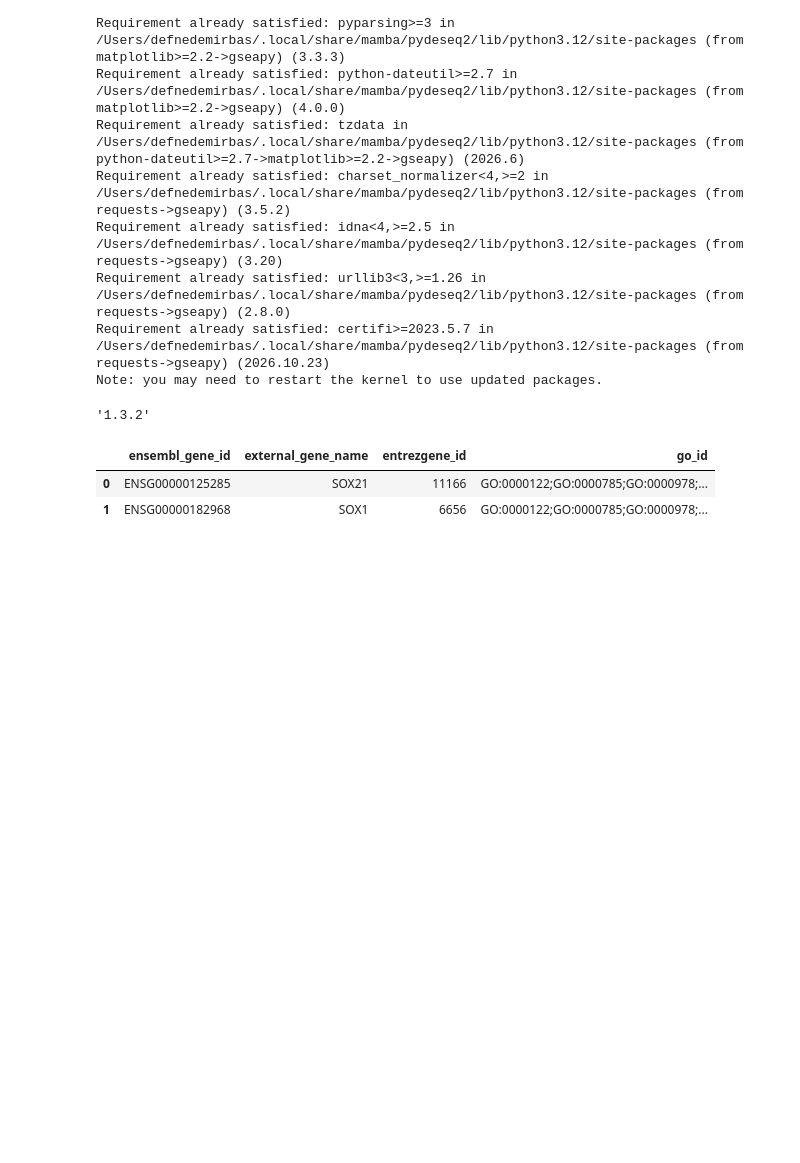
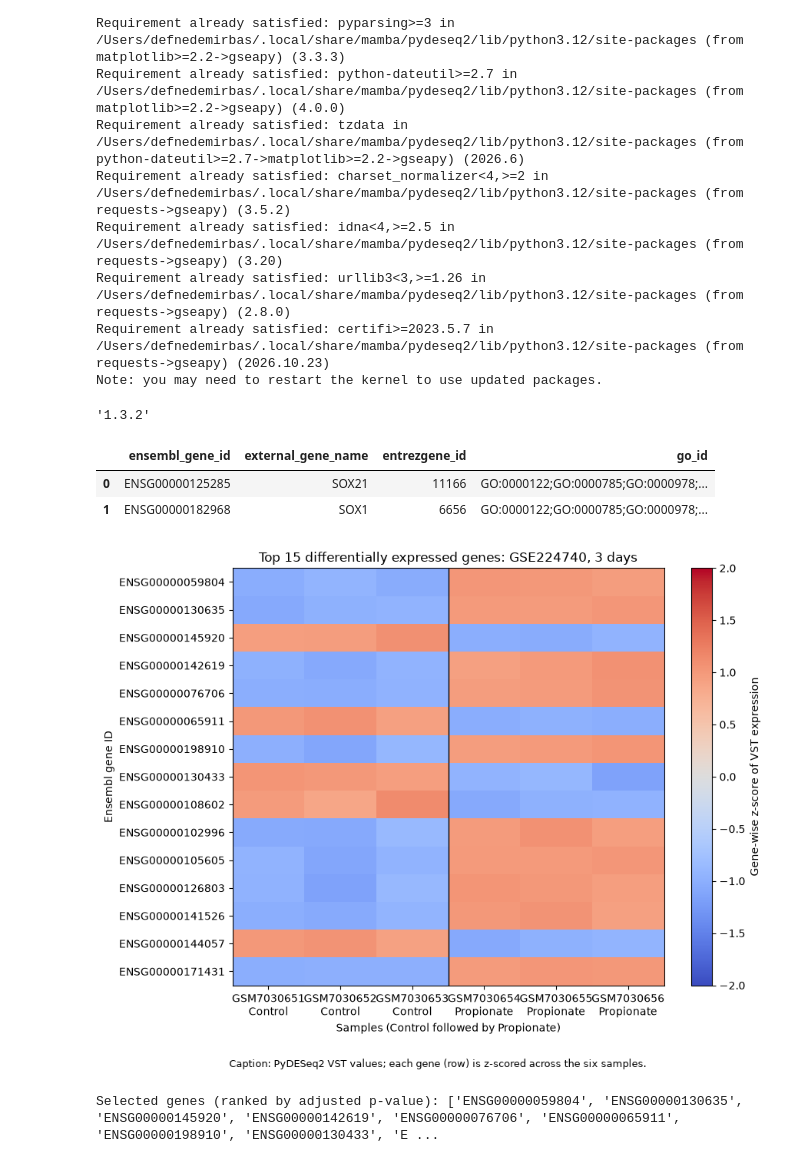
Before and after one commit to DefneDem98/A549_project, a Jupyter notebook: A549_project/notebooks/A549_analysis.ipynb, the cells around one changed output. Cells and saved outputs as stored; diff of their text form; code cells hidden in the pictures; blank space fills up the shorter version.

```diff
--- a/A549_project/notebooks/A549_analysis.ipynb
+++ b/A549_project/notebooks/A549_analysis.ipynb
@@ -57,9 +59,7 @@ from pydeseq2.dds import DeseqDataSet
 from pydeseq2.default_inference import DefaultInference
 from pydeseq2.ds import DeseqStats
 
-# Replace this with the path to directory where you would like results to be saved
-OUTPUT_PATH = "../output_files/synthetic_example/"
-os.makedirs(OUTPUT_PATH, exist_ok=True)  # Create path if it doesn't exist
+#importing the required libraries and modules for the analysis.
 # %% [markdown]
 # Analysis 1
 DATA_PATH = "https://raw.githubusercontent.com/owkin/PyDESeq2/main/datasets/synthetic/"
@@ -124,4 +130,4 @@ dds = DeseqDataSet(
     design="~condition",
     refit_cooks=True,
     inference=inference,
-) #create a DeSeqDataSet object with the counts and metadata, specfying the design formula
+)
@@ -500,7 +504,7 @@ results.tail()
 | 0 | ENSG00000125285 | SOX21 | 11166 | GO:0000122;GO:0000785;GO:0000978;... |
 | 1 | ENSG00000182968 | SOX1 | 6656 | GO:0000122;GO:0000785;GO:0000978;... |
 # %%
-# Run analyze_gse224740_propionate.py first to generate the VST and DE tables.
+
 from pathlib import Path
 
 import matplotlib.pyplot as plt
@@ -530,7 +534,7 @@ sample_metadata = pd.read_csv(
     tables_dir / "GSE224740_3day_library_sizes.csv", index_col="sample"
 )
 
-# Select the 15 genes with the smallest BH-adjusted p-values.
+#the 15 genes with the smallest BH-adjusted p-values.
 ranked = de_results.dropna(subset=["padj"]).sort_values("padj")
 selected_genes = [gene for gene in ranked.index if gene in vst_df.columns][:15]
 if len(selected_genes) < 10:
@@ -556,34 +560,34 @@ figures_dir.mkdir(parents=True, exist_ok=True)
 fig, ax = plt.subplots(figsize=(9, 7))
 image = ax.imshow(
     gene_z_scores.to_numpy(),
     aspect="auto",
     interpolation="nearest",
     cmap="coolwarm",
     vmin=-2,
     vmax=2,
 )
 ax.set_xticks(
     np.arange(len(sample_order)),
-    labels=sample_order,
-    rotation=45,
-    ha="right",
-    fontsize=8,
+    labels=[f"{s}\n{sample_metadata.loc[s, 'condition']}" for s in sample_order],
 )
 ax.set_yticks(np.arange(len(selected_genes)), labels=selected_genes)
 ax.axvline(2.5, color="black", linewidth=1)
 ax.set_xlabel("Samples (Control followed by Propionate)")
 ax.set_ylabel("Ensembl gene ID")
 ax.set_title("Top 15 differentially expressed genes: GSE224740, 3 days")
 fig.colorbar(image, ax=ax, label="Gene-wise z-score of VST expression")
 fig.tight_layout(rect=(0, 0.06, 1, 1))
 fig.text(
     0.5,
     0.02,
     "Caption: PyDESeq2 VST values; each gene (row) is z-scored across the six samples.",
     ha="center",
     fontsize=9,
 )
 fig.savefig(figures_dir / "GSE224740_top15_vst_gene_heatmap.png", dpi=300)
 plt.show()
 plt.close(fig)
 print("Selected genes (ranked by adjusted p-value):", selected_genes)
+# %% [output]
+[figure, added]
+Selected genes (ranked by adjusted p-value): ['ENSG00000059804', 'ENSG00000130635', 'ENSG00000145920', 'ENSG00000142619', 'ENSG00000076706', 'ENSG00000065911', 'ENSG00000198910', 'ENSG00000130433', 'E ...
```
Also changed, not shown: parts of 14 cells of this notebook.
